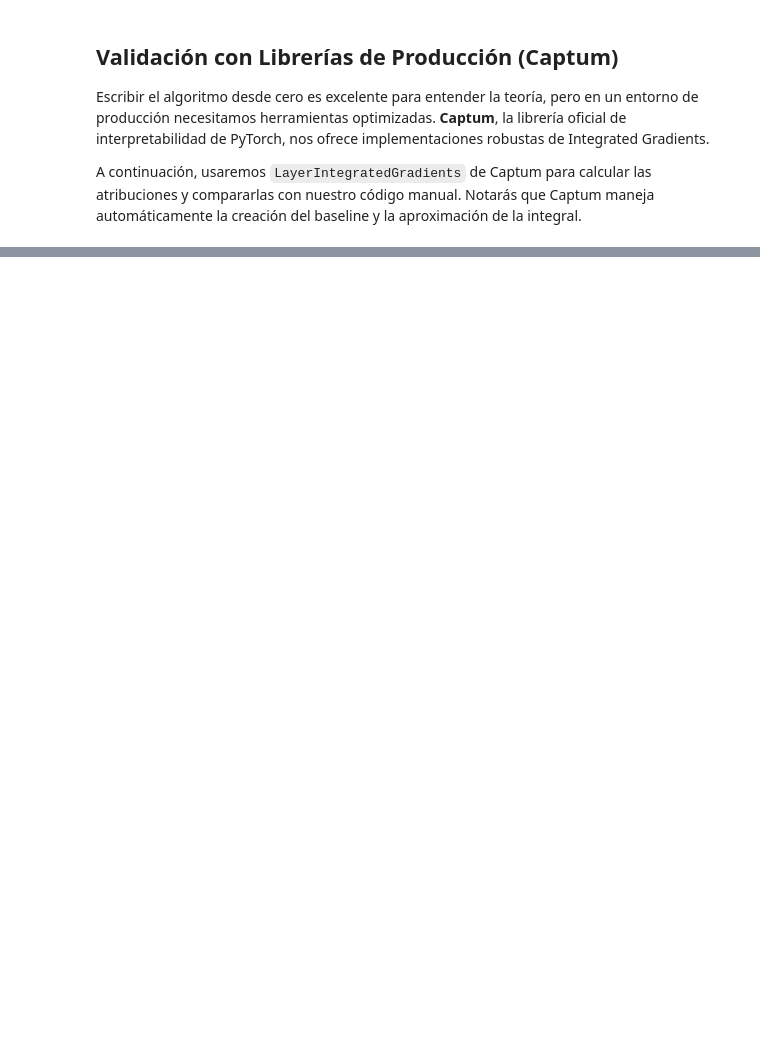
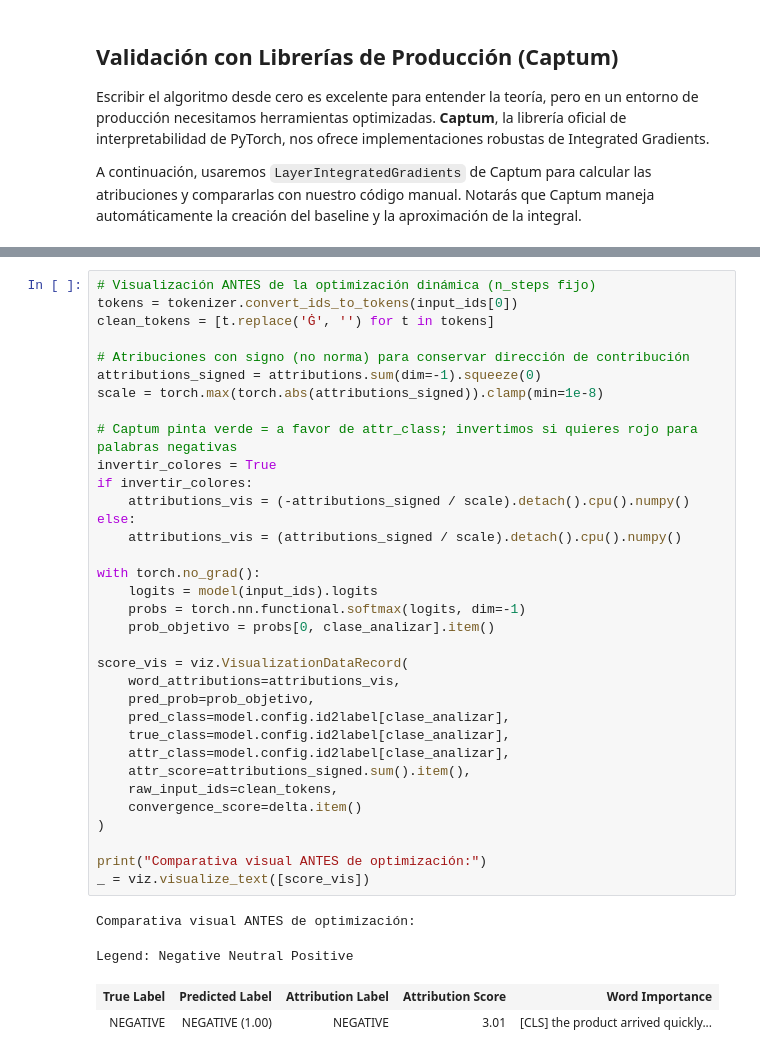
Before and after one commit to NadiaTamayo15/ColegiodeMatematicasBourbaki, a Jupyter notebook: Curso-Interpretabilidad/Semana02-IntegratedGradientDescents/O1-IntegratedGradientDescents.ipynb, the cells around one changed output, grey strips where cells are left out. Cells and saved outputs as stored; diff of their text form; blank space fills up the shorter version.

```diff
--- a/Curso-Interpretabilidad/Semana02-IntegratedGradientDescents/O1-IntegratedGradientDescents.ipynb
+++ b/Curso-Interpretabilidad/Semana02-IntegratedGradientDescents/O1-IntegratedGradientDescents.ipynb
@@ -220,0 +396,39 @@ RuntimeError: The size of tensor a (28) must match the size of tensor b (768) at
+# %%
+# Visualización ANTES de la optimización dinámica (n_steps fijo)
+tokens = tokenizer.convert_ids_to_tokens(input_ids[0])
+clean_tokens = [t.replace('Ġ', '') for t in tokens]
+
+# Atribuciones con signo (no norma) para conservar dirección de contribución
+attributions_signed = attributions.sum(dim=-1).squeeze(0)
+scale = torch.max(torch.abs(attributions_signed)).clamp(min=1e-8)
+
+# Captum pinta verde = a favor de attr_class; invertimos si quieres rojo para palabras negativas
+invertir_colores = True
+if invertir_colores:
+    attributions_vis = (-attributions_signed / scale).detach().cpu().numpy()
+else:
+    attributions_vis = (attributions_signed / scale).detach().cpu().numpy()
+
+with torch.no_grad():
+    logits = model(input_ids).logits
+    probs = torch.nn.functional.softmax(logits, dim=-1)
+    prob_objetivo = probs[0, clase_analizar].item()
+
+score_vis = viz.VisualizationDataRecord(
+    word_attributions=attributions_vis,
+    pred_prob=prob_objetivo,
+    pred_class=model.config.id2label[clase_analizar],
+    true_class=model.config.id2label[clase_analizar],
+    attr_class=model.config.id2label[clase_analizar],
+    attr_score=attributions_signed.sum().item(),
+    raw_input_ids=clean_tokens,
+    convergence_score=delta.item()
+)
+
+print("Comparativa visual ANTES de optimización:")
+_ = viz.visualize_text([score_vis])
+# %% [output]
+Comparativa visual ANTES de optimización:
+Legend: Negative Neutral Positive
+| True Label | Predicted Label | Attribution Label | Attribution Score | Word Importance |
+| NEGATIVE | NEGATIVE (1.00) | NEGATIVE | 3.01 | [CLS] the product arrived quickly... |
```
Also changed, not shown: parts of 21 cells of this notebook.
